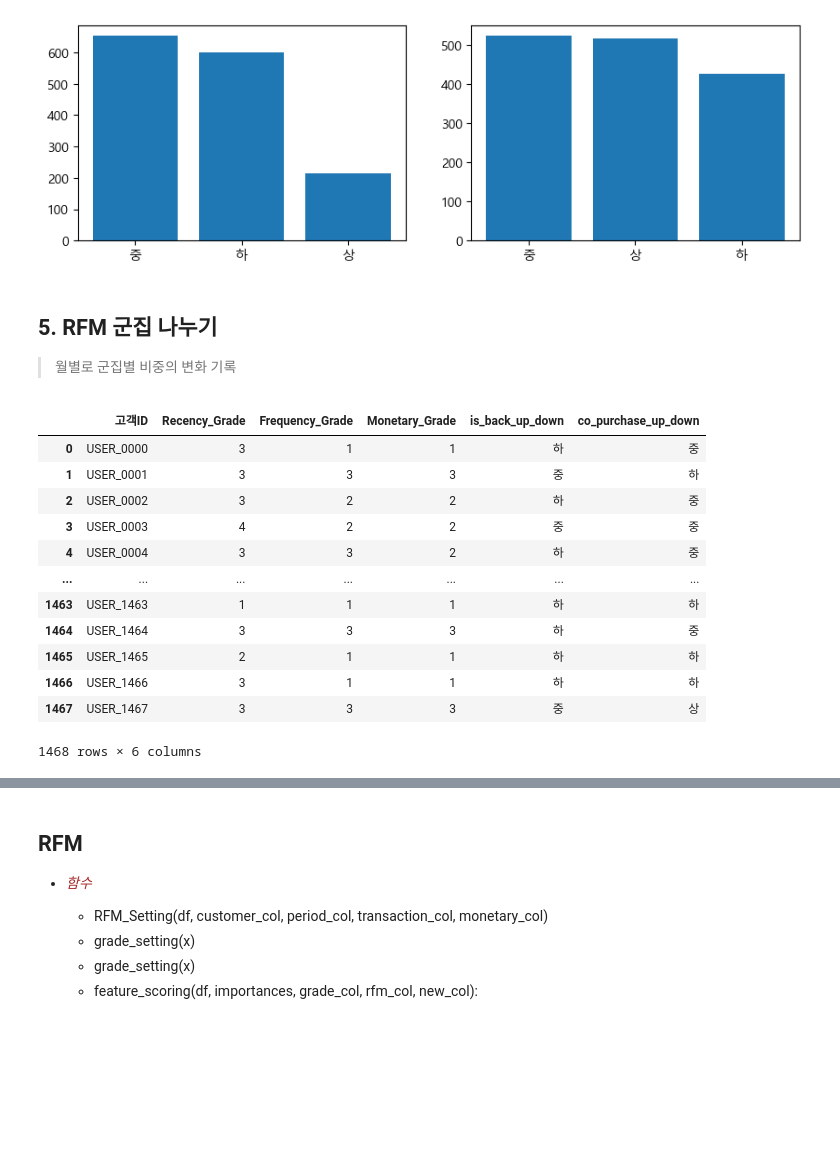
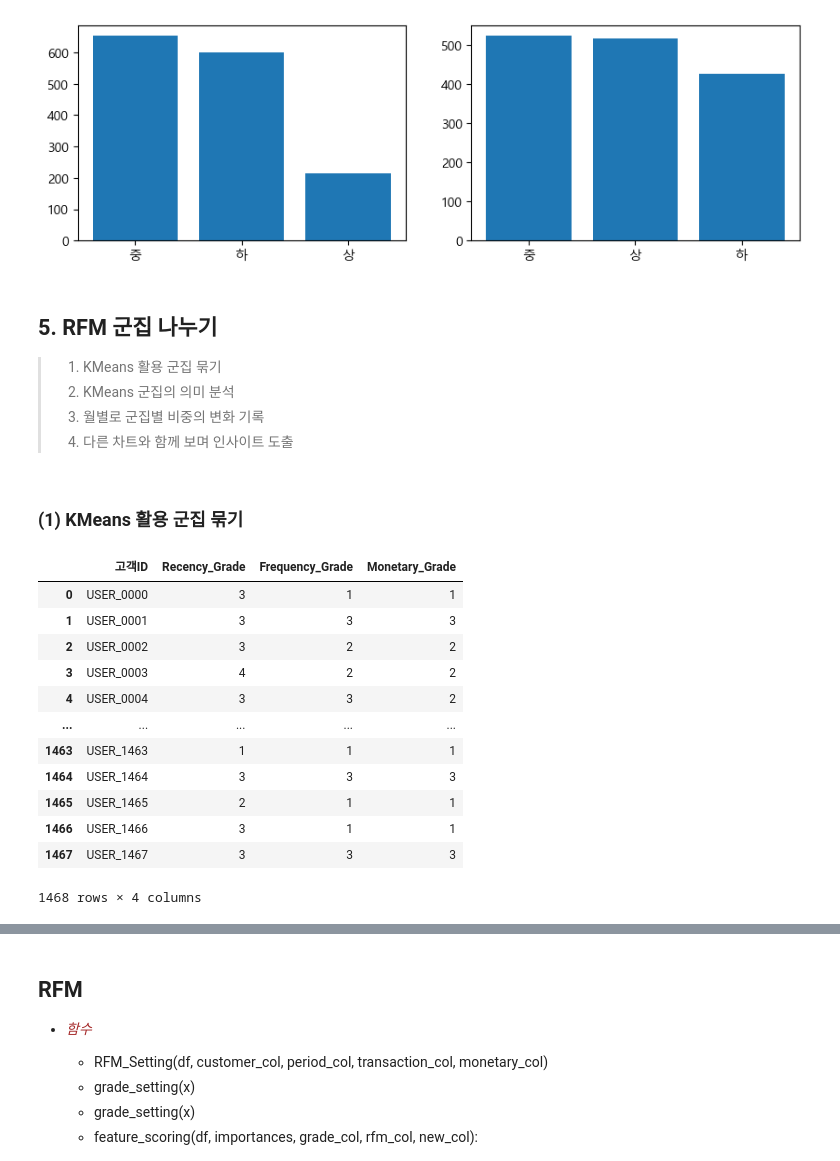
Before and after one commit to meo4739/Public_DACON_Cohort_RFM, a Jupyter notebook: cohort_RFM_ver2.ipynb, the cells around one changed output, grey strips where cells are left out. Cells and saved outputs as stored; diff of their text form; code cells hidden in the pictures; blank space fills up the shorter version.

```diff
--- a/cohort_RFM_ver2.ipynb
+++ b/cohort_RFM_ver2.ipynb
@@ -1006,23 +979,27 @@ plt.bar(rfm_total_score['co_purchase_up_down'].value_counts().index, rfm_total_s
 [figure]
 # %% [markdown]
 ## 5. RFM 군집 나누기
-> 월별로 군집별 비중의 변화 기록
->
+>1) KMeans 활용 군집 묶기
+>2) KMeans 군집의 의미 분석
+>3) 월별로 군집별 비중의 변화 기록
+>4) 다른 차트와 함께 보며 인사이트 도출
+# %% [markdown]
+### (1) KMeans 활용 군집 묶기
 # %%
 rfm_analysis = rfm_total_score.copy()
-rfm_analysis.drop(['last_ord_date', 'Recency', 'Frequency', 'Monetary'], axis=1, inplace=True)
+rfm_analysis.drop(['last_ord_date', 'Recency', 'Frequency', 'Monetary', 'is_back_up_down', 'co_purchase_up_down'], axis=1, inplace=True)
 rfm_analysis
 # %% [output]
-|  | 고객ID | Recency_Grade | Frequency_Grade | Monetary_Grade | is_back_up_down | co_purchase_up_down |
-| 0 | USER_0000 | 3 | 1 | 1 | 하 | 중 |
-| 1 | USER_0001 | 3 | 3 | 3 | 중 | 하 |
-| 2 | USER_0002 | 3 | 2 | 2 | 하 | 중 |
-| 3 | USER_0003 | 4 | 2 | 2 | 중 | 중 |
-| 4 | USER_0004 | 3 | 3 | 2 | 하 | 중 |
-| ... | ... | ... | ... | ... | ... | ... |
-| 1463 | USER_1463 | 1 | 1 | 1 | 하 | 하 |
-| 1464 | USER_1464 | 3 | 3 | 3 | 하 | 중 |
-| 1465 | USER_1465 | 2 | 1 | 1 | 하 | 하 |
-| 1466 | USER_1466 | 3 | 1 | 1 | 하 | 하 |
-| 1467 | USER_1467 | 3 | 3 | 3 | 중 | 상 |
+|  | 고객ID | Recency_Grade | Frequency_Grade | Monetary_Grade |
+| 0 | USER_0000 | 3 | 1 | 1 |
+| 1 | USER_0001 | 3 | 3 | 3 |
+| 2 | USER_0002 | 3 | 2 | 2 |
+| 3 | USER_0003 | 4 | 2 | 2 |
+| 4 | USER_0004 | 3 | 3 | 2 |
+| ... | ... | ... | ... | ... |
+| 1463 | USER_1463 | 1 | 1 | 1 |
+| 1464 | USER_1464 | 3 | 3 | 3 |
+| 1465 | USER_1465 | 2 | 1 | 1 |
+| 1466 | USER_1466 | 3 | 1 | 1 |
+| 1467 | USER_1467 | 3 | 3 | 3 |
-1468 rows × 6 columns
+1468 rows × 4 columns
```
Also changed, not shown: parts of 30 cells of this notebook.
